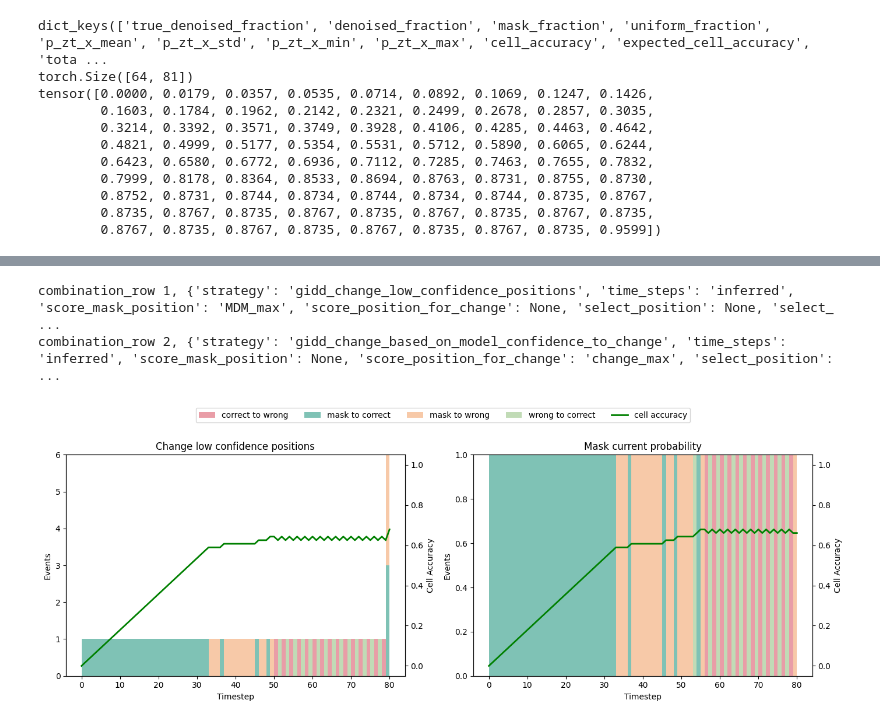
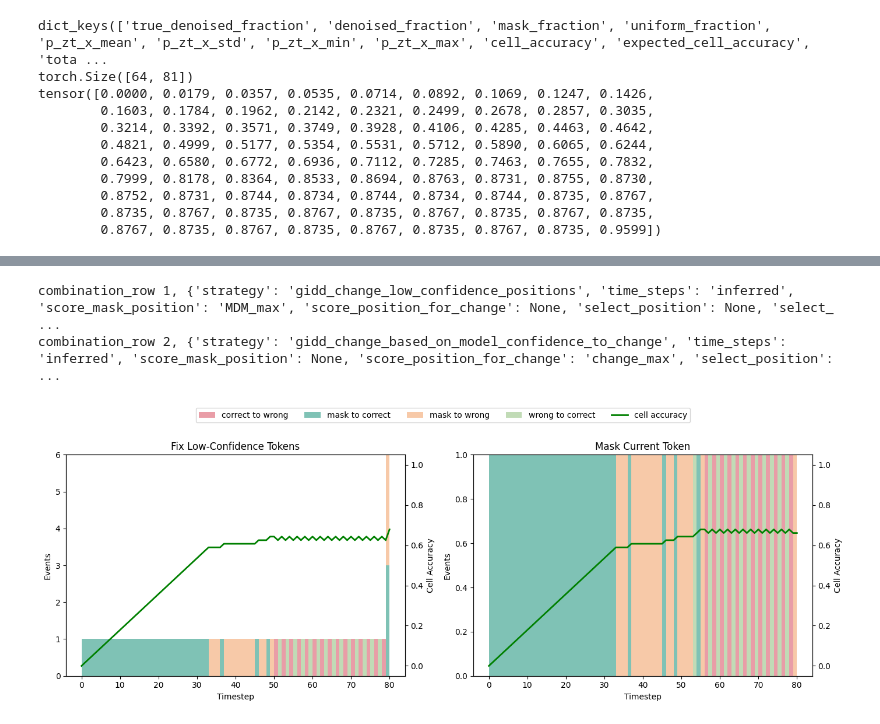
Before and after one commit to Paescal/gidd, a Jupyter notebook: gidd/eval/specific_evaluations/presentation_adaptive_strategies/change_events/analyze_change_events.ipynb, the cells around one changed output, grey strips where cells are left out. Cells and saved outputs as stored; diff of their text form; code cells hidden in the pictures.

```diff
--- a/gidd/eval/specific_evaluations/presentation_adaptive_strategies/change_events/analyze_change_events.ipynb
+++ b/gidd/eval/specific_evaluations/presentation_adaptive_strategies/change_events/analyze_change_events.ipynb
@@ -34,8 +34,8 @@ combination_rows = []
 
 for combination_row in combination_row_ids:
     dir_path = f"{base_dir}/combination_{combination_row}"
-    # meta, history, logits, confidence_t_0, marginals, change_events_table, forward_calls, prune_correct, beam_search_forward_calls, beam_search_branch_correctness, beam_search_beam_correctness = GenerationInfoHandler.load_all(dir_path)
-    meta, history, logits, confidence_t_0, marginals, change_events_table, forward_calls, prune_correct, beam_search_forward_calls, beam_search_branch_correctness = GenerationInfoHandler.load_all(dir_path)
+    meta, history, logits, confidence_t_0, marginals, change_events_table, forward_calls, prune_correct, beam_search_forward_calls, beam_search_branch_correctness, beam_search_beam_correctness = GenerationInfoHandler.load_all(dir_path)
+    # meta, history, logits, confidence_t_0, marginals, change_events_table, forward_calls, prune_correct, beam_search_forward_calls, beam_search_branch_correctness = GenerationInfoHandler.load_all(dir_path)
     dir_path_dict[combination_row] = dir_path
     meta_dict[combination_row] = meta
     history_dict[combination_row] = history
@@ -106,8 +102,8 @@ event_names = {
     'denoised_to_uniform': 'correct to wrong',
 }
 combination_row_to_name = {
-    1: 'Change low confidence positions',
-    2: 'Mask current probability',
+    1: 'Fix Low-Confidence Tokens',
+    2: 'Mask Current Token',
 }
 
 sample = 36
@@ -173,31 +169,31 @@ for ax, current_combination_row in zip(axs.flatten(), combination_row_ids):
         if label not in all_labels:
             all_handles.append(line)
             all_labels.append(label)
     # for line, label in zip([line4],
     #                        ['mean current probability']):
     #     if label not in all_labels:
     #         all_handles.append(line)
     #         all_labels.append(label)
 
     print(f'combination_row {current_combination_row}, {meta_dict[current_combination_row]['sampling_strategy']}')
     ax.set_title(f'{combination_row_to_name[current_combination_row]}')
     ax.set_xlabel('Timestep')
     ax.set_ylabel('Events')
     ax2.set_ylabel('Cell Accuracy')
     ax2.set_ylim(-0.05, 1.05)
 
 # Shared legend for all subplots
 # fig.legend(all_handles, all_labels, loc='upper center', ncol=4, bbox_to_anchor=(0.5, 1.05))
 fig.legend(all_handles, all_labels, ncol=7, loc='upper center', bbox_to_anchor=(0.5, 1.05))
 
 # plt.suptitle('fix before unmasking', fontsize=16)
 plt.tight_layout(rect=[0, 0, 1, 0.95])  # leave space for suptitle + legend
 
 plt.show()
 
 # Use save button in notebook to avoid cutting off legend
 # plt.savefig(base_dir + '/change_events.png') # cuts off legend
 # %% [output]
 combination_row 1, {'strategy': 'gidd_change_low_confidence_positions', 'time_steps': 'inferred', 'score_mask_position': 'MDM_max', 'score_position_for_change': None, 'select_position': None, 'select_ ...
 combination_row 2, {'strategy': 'gidd_change_based_on_model_confidence_to_change', 'time_steps': 'inferred', 'score_mask_position': None, 'score_position_for_change': 'change_max', 'select_position':  ...
-[figure, old version]
+[figure, new version]
```
Also changed, not shown: parts of 5 cells of this notebook, 39 other files.
